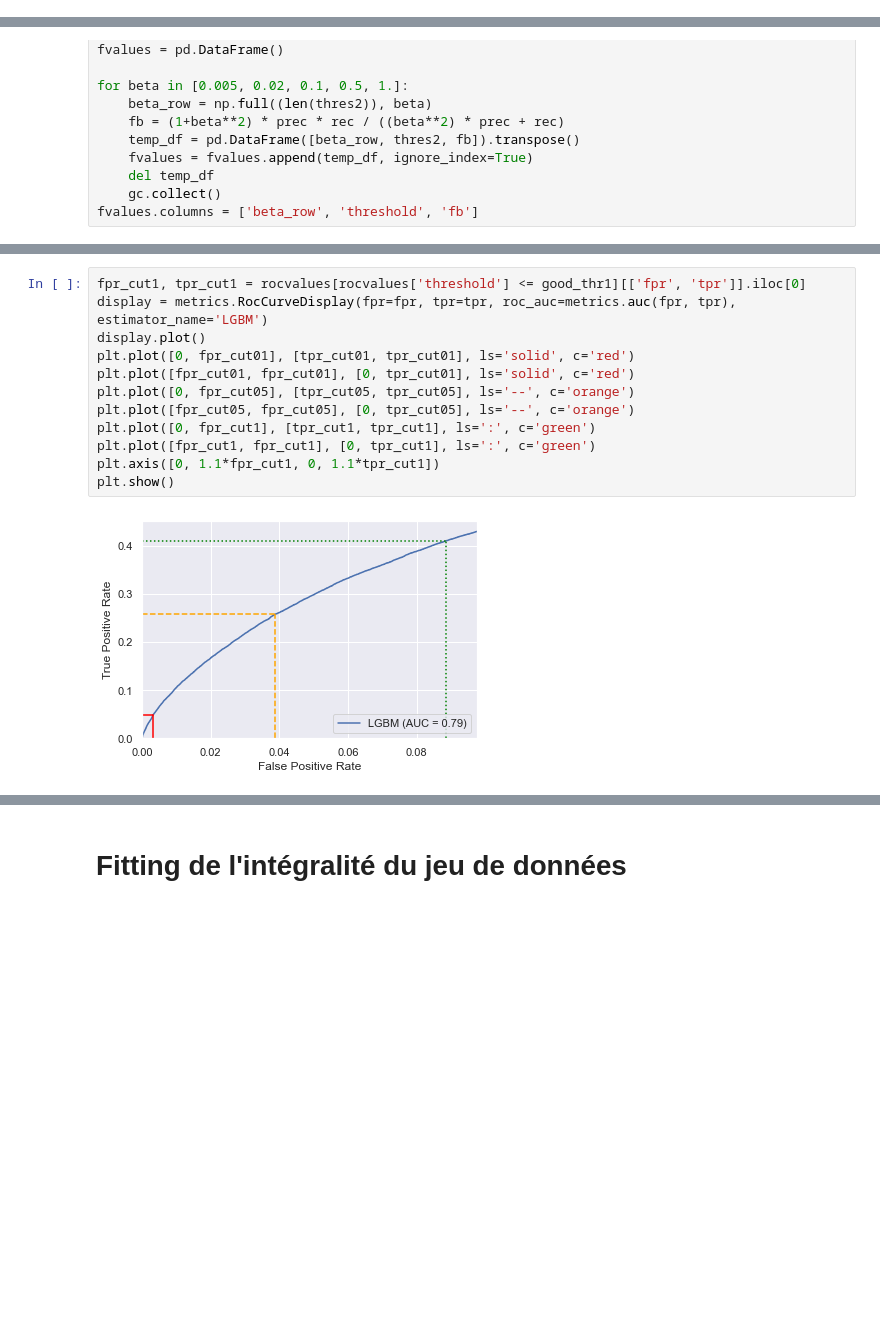
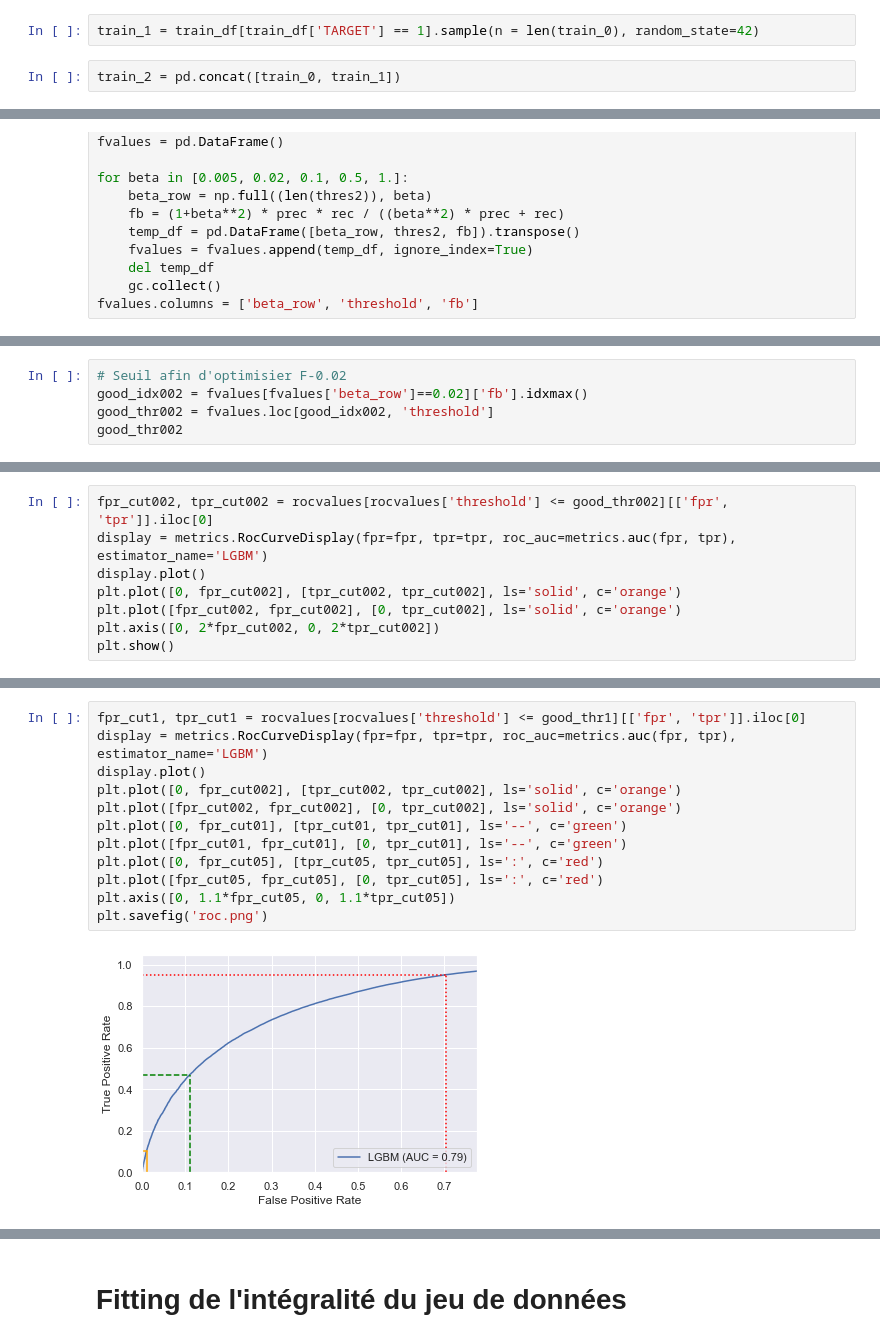
Before and after one commit to nlorber/credit_light, a Jupyter notebook: Notebook_P7.ipynb, the cells around one changed output, grey strips where cells are left out. Saved outputs shown, nothing was run; the diff lists cells and outputs as text; blank space fills up the shorter version.

```diff
--- a/Notebook_P7.ipynb
+++ b/Notebook_P7.ipynb
@@ -406,0 +508,4 @@ def fb_score(labels, preds):
+# %%
+train_1 = train_df[train_df['TARGET'] == 1].sample(n = len(train_0), random_state=42)
+# %%
+train_2 = pd.concat([train_0, train_1])
@@ -515,0 +679,5 @@ rocvalues
+# %%
+# Seuil afin d'optimisier F-0.02
+good_idx002 = fvalues[fvalues['beta_row']==0.02]['fb'].idxmax()
+good_thr002 = fvalues.loc[good_idx002, 'threshold']
+good_thr002
@@ -515,0 +686,8 @@ rocvalues
+# %%
+fpr_cut002, tpr_cut002 = rocvalues[rocvalues['threshold'] <= good_thr002][['fpr', 'tpr']].iloc[0]
+display = metrics.RocCurveDisplay(fpr=fpr, tpr=tpr, roc_auc=metrics.auc(fpr, tpr), estimator_name='LGBM')
+display.plot()
+plt.plot([0, fpr_cut002], [tpr_cut002, tpr_cut002], ls='solid', c='orange')
+plt.plot([fpr_cut002, fpr_cut002], [0, tpr_cut002], ls='solid', c='orange')
+plt.axis([0, 2*fpr_cut002, 0, 2*tpr_cut002])
+plt.show()
@@ -559,15 +737,15 @@ good_thr1
 # %%
 fpr_cut1, tpr_cut1 = rocvalues[rocvalues['threshold'] <= good_thr1][['fpr', 'tpr']].iloc[0]
 display = metrics.RocCurveDisplay(fpr=fpr, tpr=tpr, roc_auc=metrics.auc(fpr, tpr), estimator_name='LGBM')
 display.plot()
-plt.plot([0, fpr_cut01], [tpr_cut01, tpr_cut01], ls='solid', c='red')
-plt.plot([fpr_cut01, fpr_cut01], [0, tpr_cut01], ls='solid', c='red')
-plt.plot([0, fpr_cut05], [tpr_cut05, tpr_cut05], ls='--', c='orange')
-plt.plot([fpr_cut05, fpr_cut05], [0, tpr_cut05], ls='--', c='orange')
-plt.plot([0, fpr_cut1], [tpr_cut1, tpr_cut1], ls=':', c='green')
-plt.plot([fpr_cut1, fpr_cut1], [0, tpr_cut1], ls=':', c='green')
-plt.axis([0, 1.1*fpr_cut1, 0, 1.1*tpr_cut1])
-plt.show()
+plt.plot([0, fpr_cut002], [tpr_cut002, tpr_cut002], ls='solid', c='orange')
+plt.plot([fpr_cut002, fpr_cut002], [0, tpr_cut002], ls='solid', c='orange')
+plt.plot([0, fpr_cut01], [tpr_cut01, tpr_cut01], ls='--', c='green')
+plt.plot([fpr_cut01, fpr_cut01], [0, tpr_cut01], ls='--', c='green')
+plt.plot([0, fpr_cut05], [tpr_cut05, tpr_cut05], ls=':', c='red')
+plt.plot([fpr_cut05, fpr_cut05], [0, tpr_cut05], ls=':', c='red')
+plt.axis([0, 1.1*fpr_cut05, 0, 1.1*tpr_cut05])
+plt.savefig('roc.png')
 # %% [output]
-[figure, old version]
+[figure, new version]
 # %%
```
Also changed, not shown: parts of 46 cells of this notebook, 5 other files.
